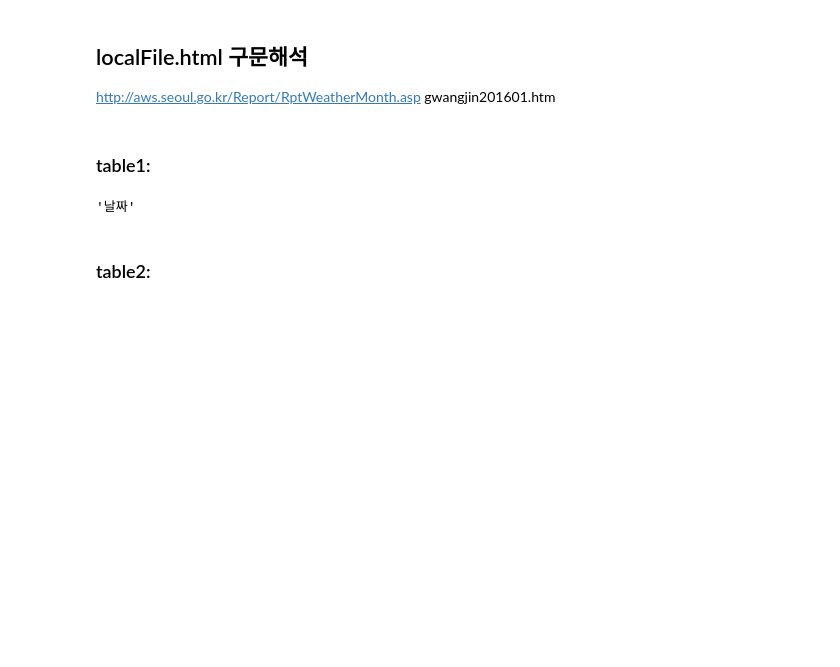
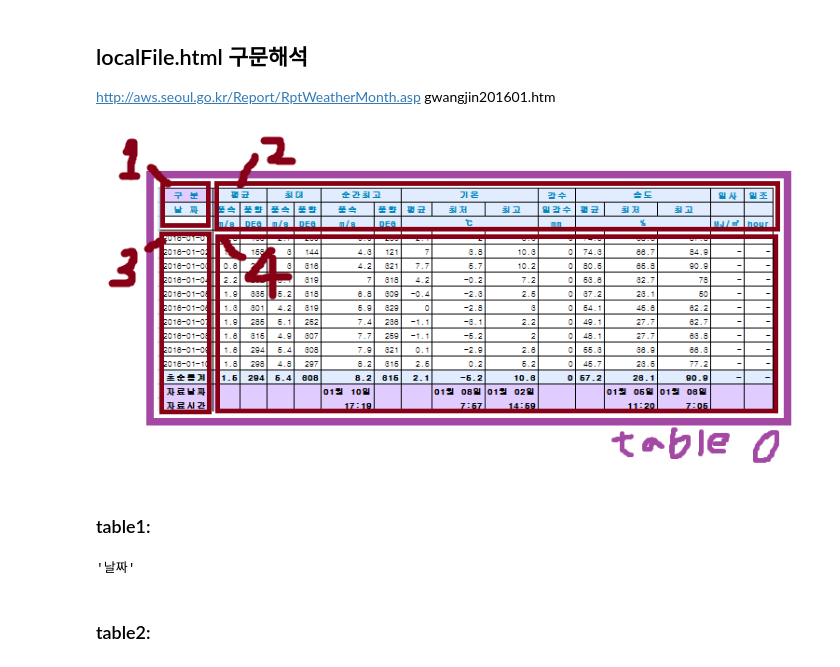
Before and after one commit to firstock/proj_sponge_bicycle, a Jupyter notebook: KHJ_clean_table1234_htm2df.ipynb, the cells around one changed output. Cells and saved outputs as stored; diff of their text form; code cells hidden in the pictures; blank space fills up the shorter version.

```diff
--- a/KHJ_clean_table1234_htm2df.ipynb
+++ b/KHJ_clean_table1234_htm2df.ipynb
@@ -17,6 +19,11 @@ filePath
 soup= BeautifulSoup(open(filePath), 'html.parser')
 
 table= soup.find_all('table')
+# %%
+from IPython.display import Image
+Image('img/table_struct.png')
+# %% [output]
+[figure, added]
 # %% [markdown]
 ### table1:
 # %%
```
Also changed, not shown: parts of 12 cells of this notebook, 1 other file.
